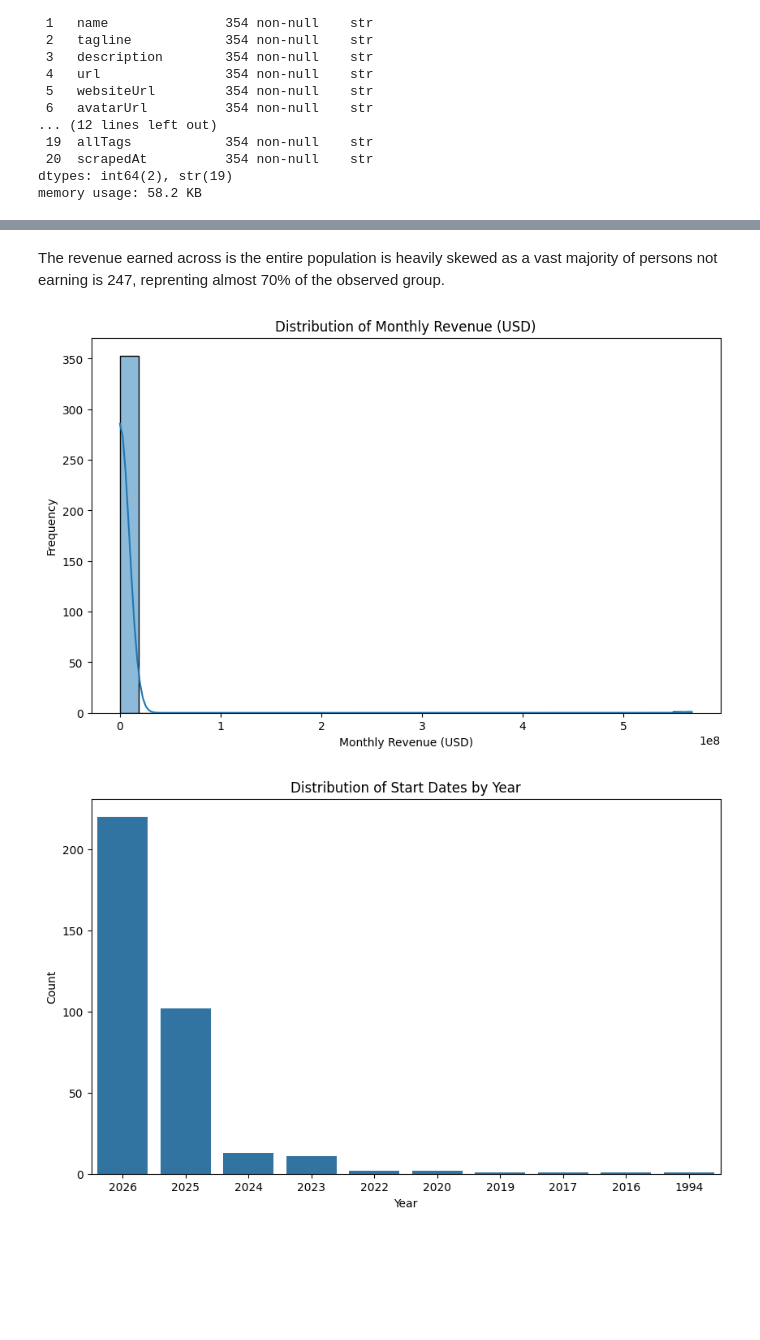
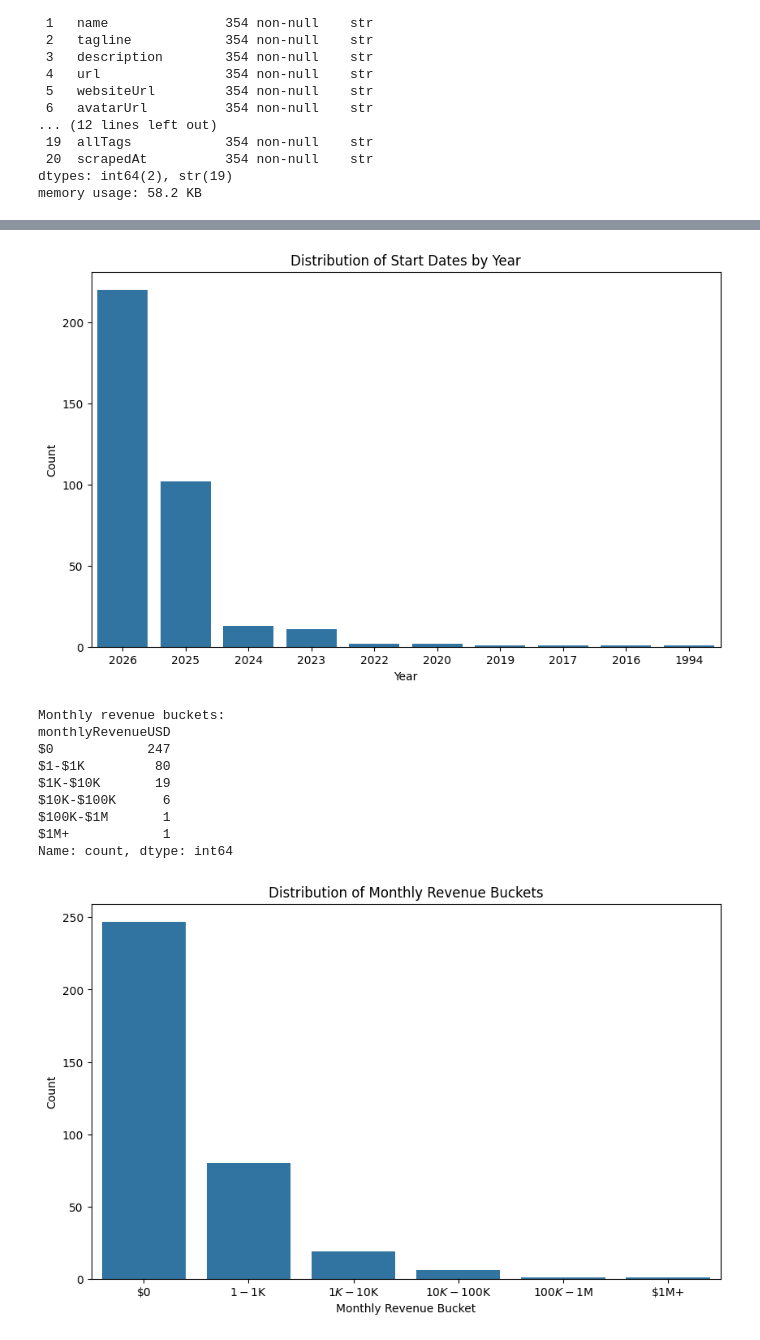
Before and after one commit to BelemaGrend/Analysis-of-Global-Talent-and-Worksforce-data---Kaggle, a Jupyter notebook: Analysis notebook.ipynb, the cells around one changed output, grey strips where cells are left out. Drawn from its saved outputs; the diff is of its cells as text; code cells hidden in the pictures; blank space fills up the shorter version.

```diff
--- a/Analysis notebook.ipynb
+++ b/Analysis notebook.ipynb
@@ -106,21 +105,38 @@ The number of low earners (earning $0 or less) is 247
-# %% [markdown]
-The revenue earned across is the entire population is heavily skewed as a vast majority of persons not earning is 247, reprenting almost 70% of the observed group.
 # %%
 import matplotlib.pyplot as plt
 import seaborn as sns
-plt.figure(figsize=(10, 6))
-sns.histplot(df['monthlyRevenueUSD'], bins=30, kde=True)
-plt.title('Distribution of Monthly Revenue (USD)')
-plt.xlabel('Monthly Revenue (USD)')
-plt.ylabel('Frequency')
-plt.show()
-
+# plt.figure(figsize=(10, 6))
+# sns.histplot(df['monthlyRevenueUSD'], bins=30, kde=True)
+# plt.title('Distribution of Monthly Revenue (USD)')
+# plt.xlabel('Monthly Revenue (USD)')
+# plt.ylabel('Frequency')
+# plt.show()
+startDate_summary = df.pivot_table(index='startDate', aggfunc = 'size').sort_values(ascending = False)
+startDate_summary
 plt.figure(figsize=(10, 6))
 sns.barplot(x=df['startDate'].dt.to_period('Y').value_counts().index.astype(str).sort_values(ascending=False), y=df['startDate'].dt.to_period('Y').value_counts().values)
 plt.title('Distribution of Start Dates by Year')
 plt.xlabel('Year')
 plt.ylabel('Count')
 plt.show()
+
+monthly_revenue_buckets = pd.cut(df['monthlyRevenueUSD'], bins=[-1, 0, 1000, 10000, 100000, 1000000, df['monthlyRevenueUSD'].max()], labels=['$0', '$1-$1K', '$1K-$10K', '$10K-$100K', '$100K-$1M', '$1M+'])
+print(f"Monthly revenue buckets: \n{monthly_revenue_buckets.value_counts()}")
+plt.figure(figsize=(10, 6))
+sns.countplot(x=monthly_revenue_buckets, order=monthly_revenue_buckets.value_counts().index)
+plt.title('Distribution of Monthly Revenue Buckets')
+plt.xlabel('Monthly Revenue Bucket')
+plt.ylabel('Count')
+plt.show()
 # %% [output]
-[figure, old version]
+[figure, new version]
+Monthly revenue buckets:
+monthlyRevenueUSD
+$0            247
+$1-$1K         80
+$1K-$10K       19
+$10K-$100K      6
+$100K-$1M       1
+$1M+            1
+Name: count, dtype: int64
-[figure, old version]
+[figure, new version]
```
Also changed, not shown: parts of 8 cells of this notebook.
